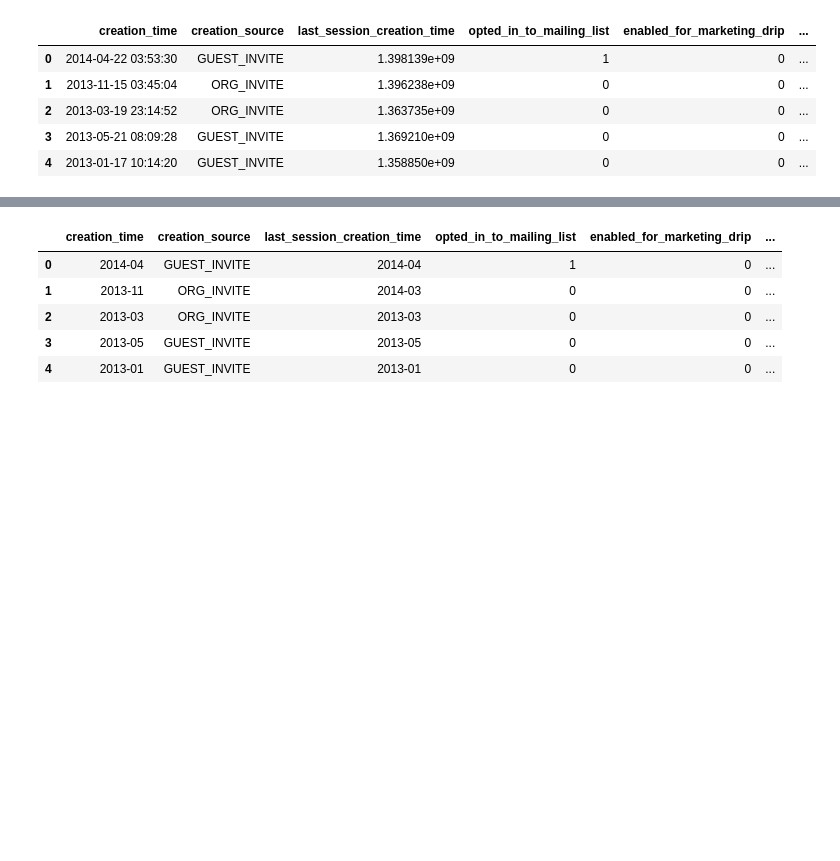
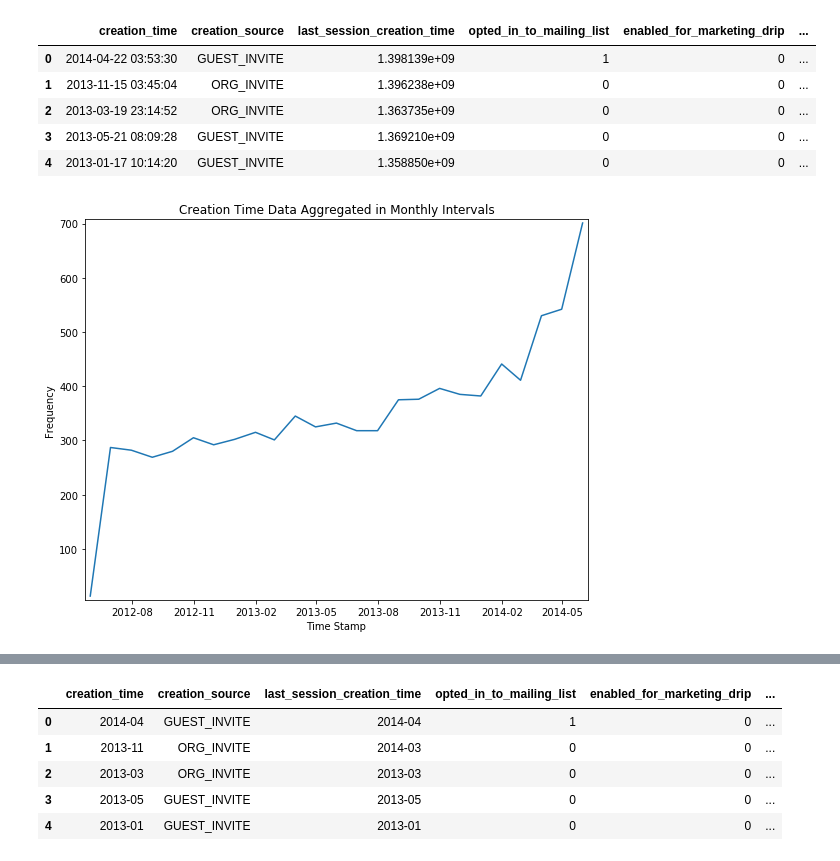
Before and after one commit to AOlden/sb-projects, a Jupyter notebook: relax_challenge/relax_take_home.ipynb, the cells around one changed output, grey strips where cells are left out. Drawn from its saved outputs; the diff is of its cells as text; code cells hidden in the pictures; blank space fills up the shorter version.

Commit message:
fixing time series graphs

```diff
--- a/relax_challenge/relax_take_home.ipynb
+++ b/relax_challenge/relax_take_home.ipynb
@@ -196,3 +196,20 @@ merged_drop.head()
 | 2 | 2013-03-19 23:14:52 | ORG_INVITE | 1.363735e+09 | 0 | 0 | ... |
 | 3 | 2013-05-21 08:09:28 | GUEST_INVITE | 1.369210e+09 | 0 | 0 | ... |
 | 4 | 2013-01-17 10:14:20 | GUEST_INVITE | 1.358850e+09 | 0 | 0 | ... |
+# %%
+# plot creation time data
+ct_df = pd.DataFrame(pd.to_datetime(merged_drop['creation_time']))
+ct_df.set_index('creation_time', inplace=True)
+ct_df['count'] = 1
+ct_agg = ct_df.resample('M').sum()
+
+plt.figure(figsize=(9, 7))
+plt.plot(ct_agg)
+plt.title('Creation Time Data Aggregated in Monthly Intervals')
+plt.xlabel('Time Stamp')
+plt.ylabel('Frequency')
+plt.margins(0.01)
+plt.show()
+plt.show()
+# %% [output]
+[figure, added]
```
Also changed, not shown: parts of 8 cells of this notebook.
